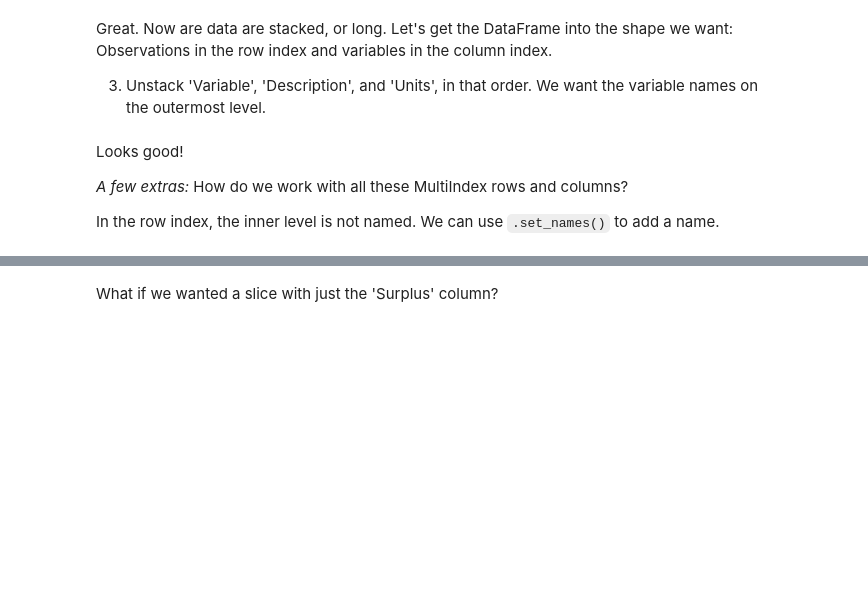
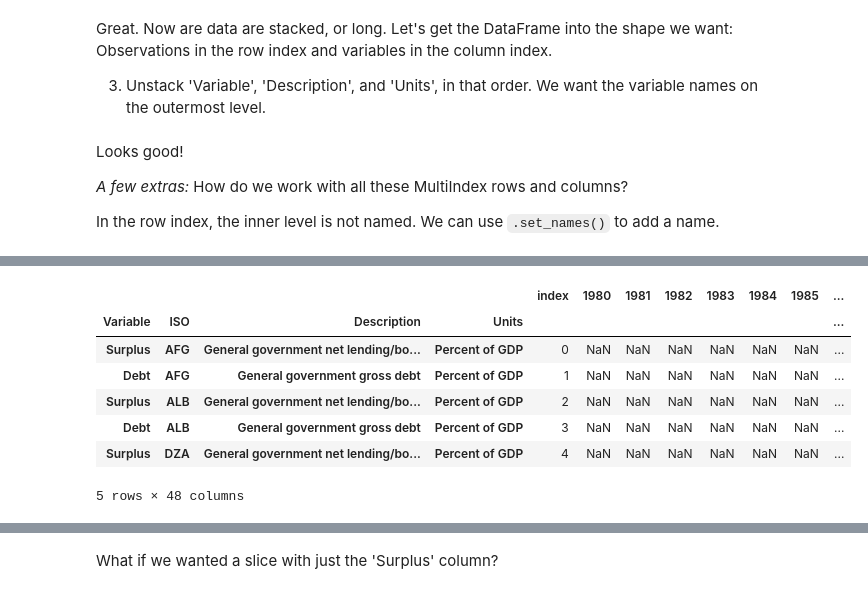
Before and after one commit to messymoose/ECON570, a Jupyter notebook: Lectures/9_22_reshape.ipynb, the cells around one changed output, grey strips where cells are left out. Drawn from its saved outputs; the diff is of its cells as text; code cells hidden in the pictures; blank space fills up the shorter version.

```diff
--- a/Lectures/9_22_reshape.ipynb
+++ b/Lectures/9_22_reshape.ipynb
@@ -454 +472,13 @@ In the row index, the inner level is not named. We can use `.set_names()` to add
+# %%
+weo_us.set_index(['Variable','ISO', 'Description', 'Units'], inplace=True)
+weo_us.head()
+# %% [output]
+|  |  |  |  | index | 1980 | 1981 | 1982 | 1983 | 1984 | 1985 | ... |
+| Variable | ISO | Description | Units |  |  |  |  |  |  |  | ... |
+| Surplus | AFG | General government net lending/bo... | Percent of GDP | 0 | NaN | NaN | NaN | NaN | NaN | NaN | ... |
+| Debt | AFG | General government gross debt | Percent of GDP | 1 | NaN | NaN | NaN | NaN | NaN | NaN | ... |
+| Surplus | ALB | General government net lending/bo... | Percent of GDP | 2 | NaN | NaN | NaN | NaN | NaN | NaN | ... |
+| Debt | ALB | General government gross debt | Percent of GDP | 3 | NaN | NaN | NaN | NaN | NaN | NaN | ... |
+| Surplus | DZA | General government net lending/bo... | Percent of GDP | 4 | NaN | NaN | NaN | NaN | NaN | NaN | ... |
+5 rows × 48 columns
 # %%
```
Also changed, not shown: parts of 5 cells of this notebook, 6 other files.
